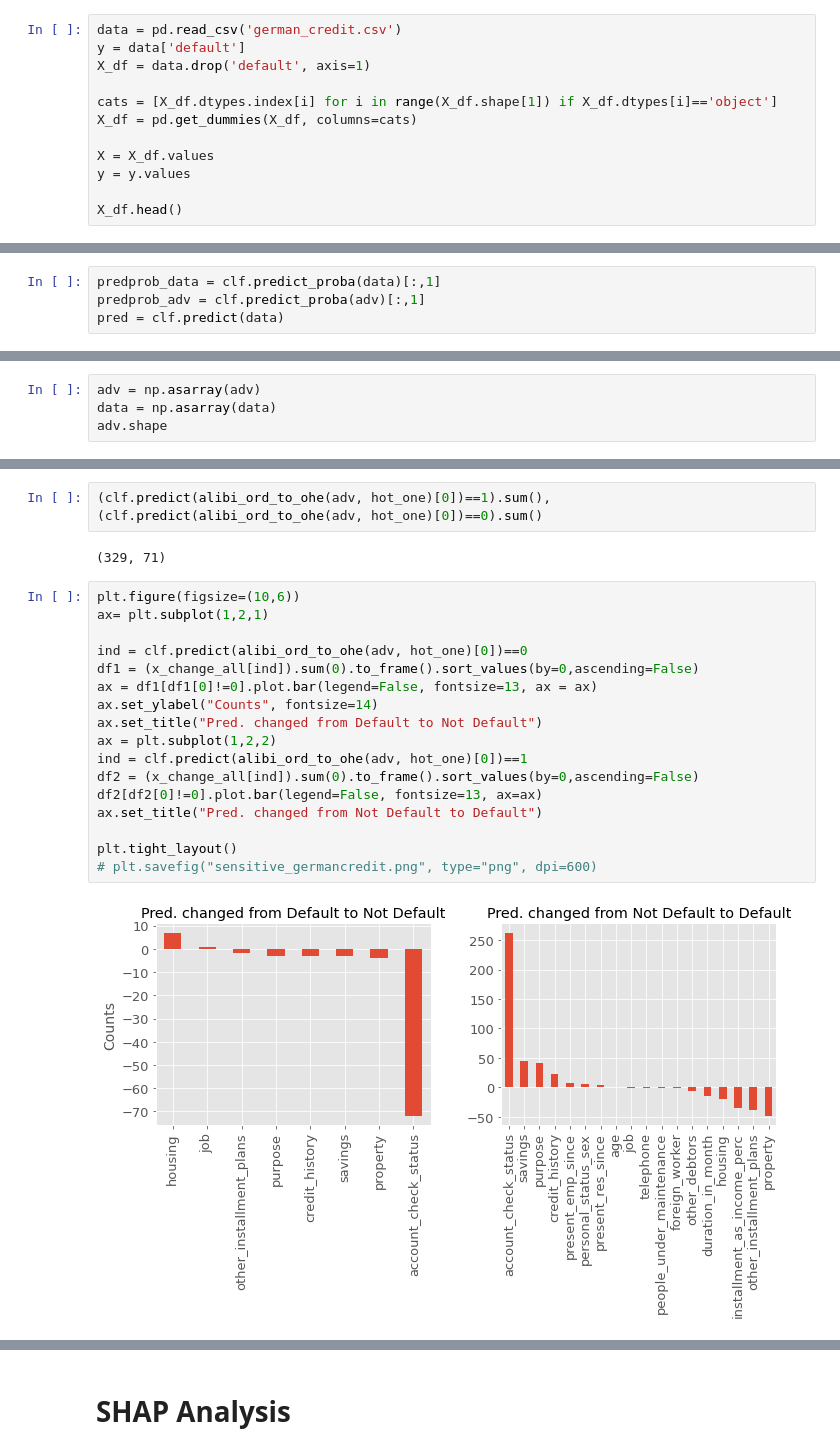
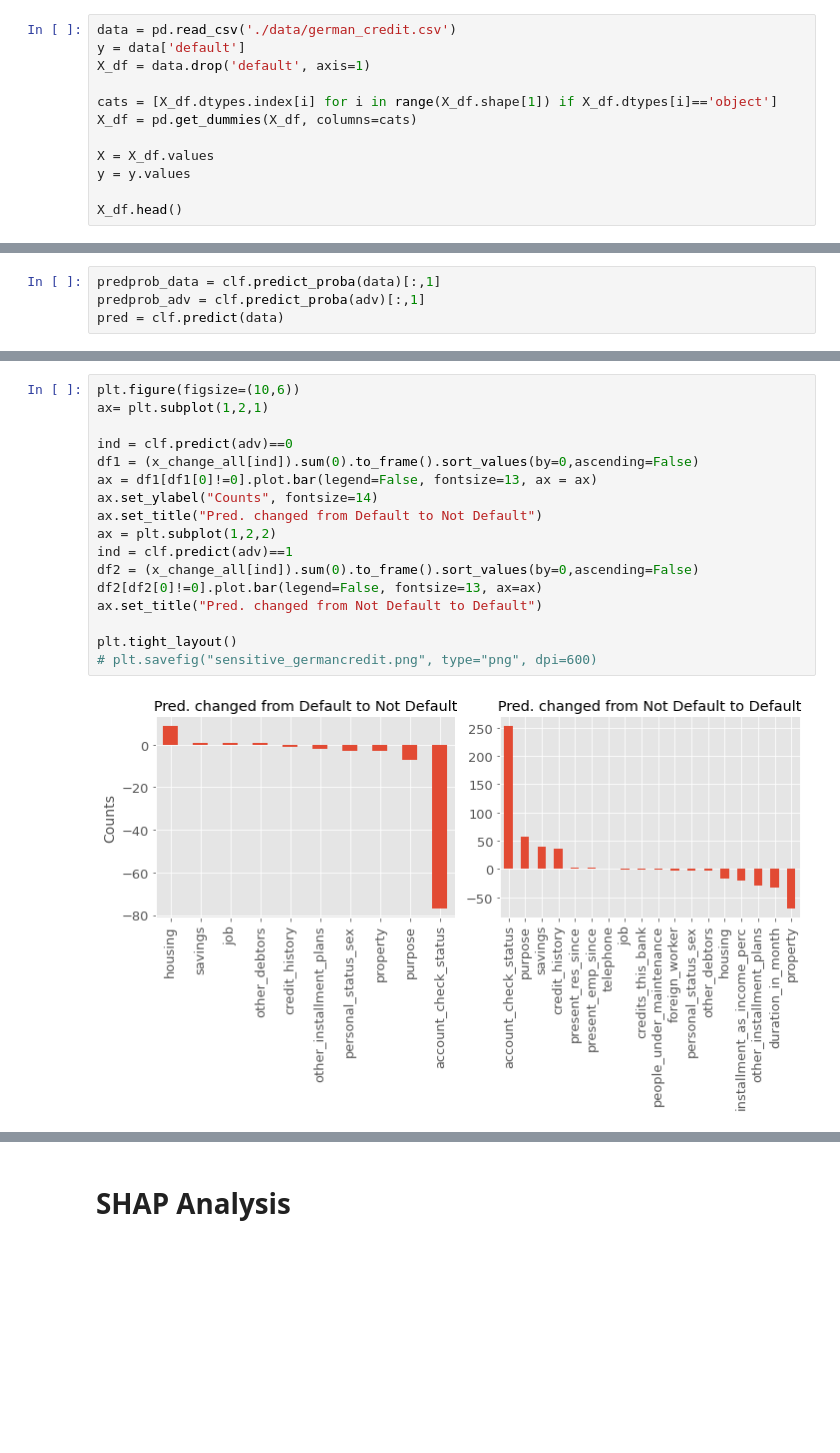
Before and after one commit to masoudhashemi/PermuteAttack, a Jupyter notebook: example-german-naive.ipynb, the cells around one changed output, grey strips where cells are left out. Saved outputs shown, nothing was run; the diff lists cells and outputs as text; blank space fills up the shorter version.

```diff
--- a/example-german-naive.ipynb
+++ b/example-german-naive.ipynb
@@ -47,5 +37,5 @@ from alibi.utils.mapping import (
 # %%
-data = pd.read_csv('german_credit.csv')
+data = pd.read_csv('./data/german_credit.csv')
 y = data['default']
 X_df = data.drop('default', axis=1)
 
@@ -290,7 +258,3 @@ x_change_all.head()
 | 0 | 0 | 0 | 0 | 0 | 0 | 0 | ... |
 | 0 | 0 | 0 | 0 | 0 | 0 | 0 | ... |
 | 0 | 0 | 0 | 0 | 0 | 0 | 0 | ... |
-# %%
-adv = np.asarray(adv)
-data = np.asarray(data)
-adv.shape
@@ -304,23 +261,19 @@ data_.shape, data.shape
-# %%
-(clf.predict(alibi_ord_to_ohe(adv, hot_one)[0])==1).sum(), (clf.predict(alibi_ord_to_ohe(adv, hot_one)[0])==0).sum()
-# %% [output]
-(329, 71)
 # %%
 plt.figure(figsize=(10,6))
 ax= plt.subplot(1,2,1)
 
-ind = clf.predict(alibi_ord_to_ohe(adv, hot_one)[0])==0
+ind = clf.predict(adv)==0
 df1 = (x_change_all[ind]).sum(0).to_frame().sort_values(by=0,ascending=False)
 ax = df1[df1[0]!=0].plot.bar(legend=False, fontsize=13, ax = ax)
 ax.set_ylabel("Counts", fontsize=14)
 ax.set_title("Pred. changed from Default to Not Default")
 ax = plt.subplot(1,2,2)
-ind = clf.predict(alibi_ord_to_ohe(adv, hot_one)[0])==1
+ind = clf.predict(adv)==1
 df2 = (x_change_all[ind]).sum(0).to_frame().sort_values(by=0,ascending=False)
 df2[df2[0]!=0].plot.bar(legend=False, fontsize=13, ax=ax)
 ax.set_title("Pred. changed from Not Default to Default")
 
 plt.tight_layout()
 # plt.savefig("sensitive_germancredit.png", type="png", dpi=600)
 # %% [output]
-[figure, old version]
+[figure, new version]
```
Also changed, not shown: parts of 24 cells of this notebook, 9 other files.
